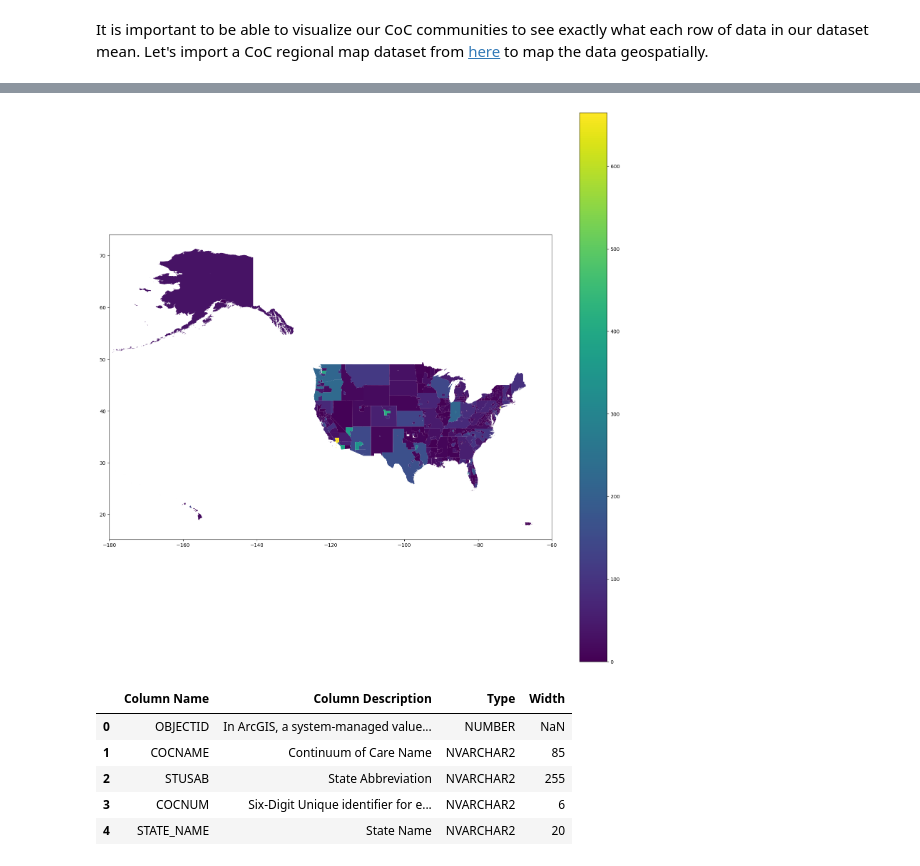
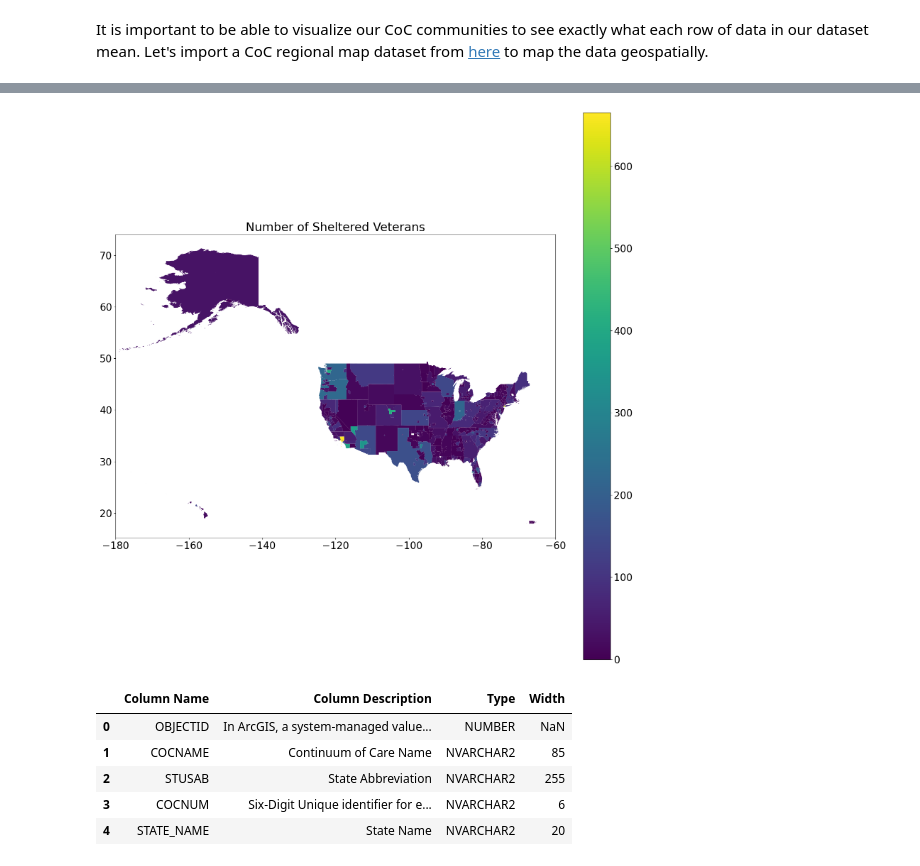
Before and after one commit to tybens/predicting-homelessness, a Jupyter notebook: projecting_homelessness_rate.ipynb, the cells around one changed output, grey strips where cells are left out. Cells and saved outputs as stored; diff of their text form; code cells hidden in the pictures.

```diff
--- a/projecting_homelessness_rate.ipynb
+++ b/projecting_homelessness_rate.ipynb
@@ -392,12 +409,13 @@ Index(['OBJECTID', 'COCNAME', 'STUSAB', 'COCNUM', 'STATE_NAME', 'STATUS',
       dtype='object')
 # %%
 fig = plt.figure(figsize=(20, 20))
-
+plt.rc('font', size=20)
 ax = fig.add_subplot(111)
 geo_df.plot("SH_VETS", ax=ax, legend=True);
 ax.set_xlim(-180, -60);
+ax.set_title("Number of Sheltered Veterans");
 # %% [output]
-[figure, old version]
+[figure, new version]
 # %%
 coc_areas_data_dict = pd.read_excel('./data/DD_Continuum_of_Care_(CoC)_Grantee_Areas.xlsx')
 coc_areas_data_dict.head()
```
Also changed, not shown: parts of 28 cells of this notebook.
